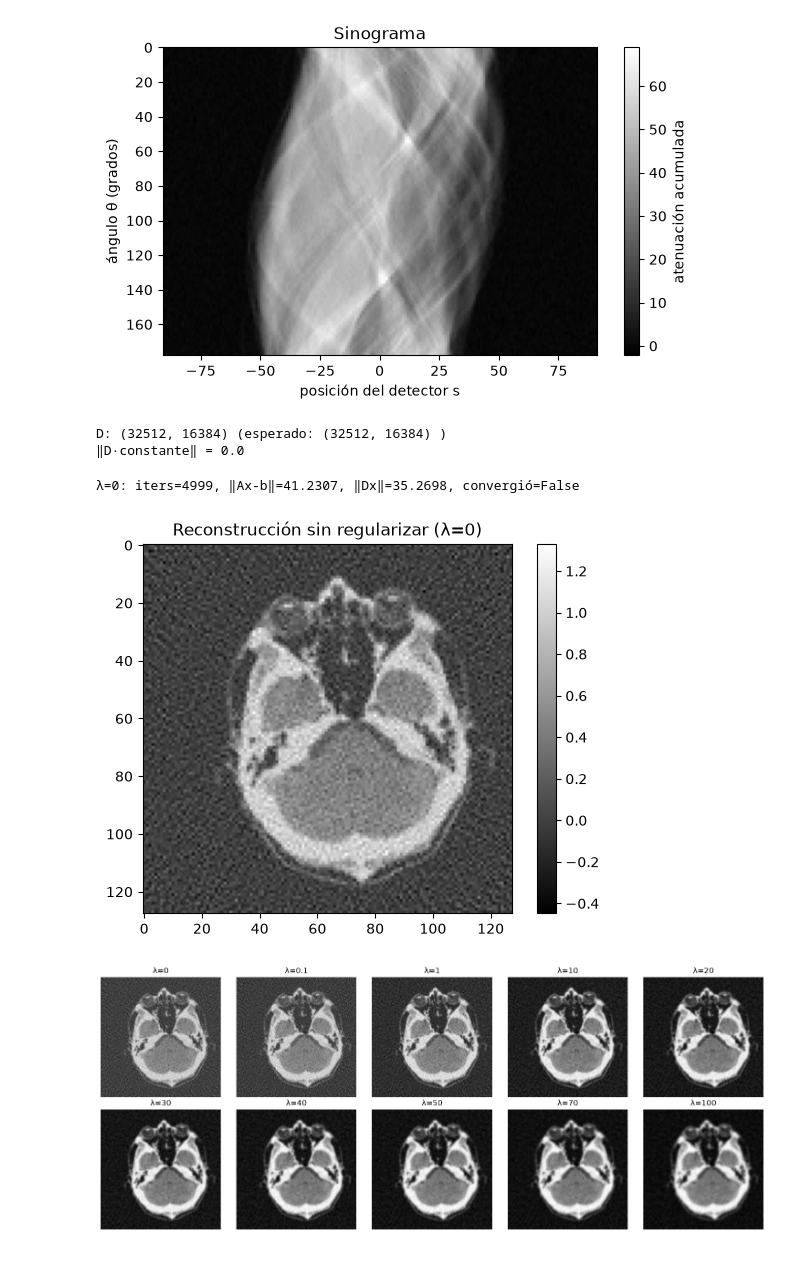
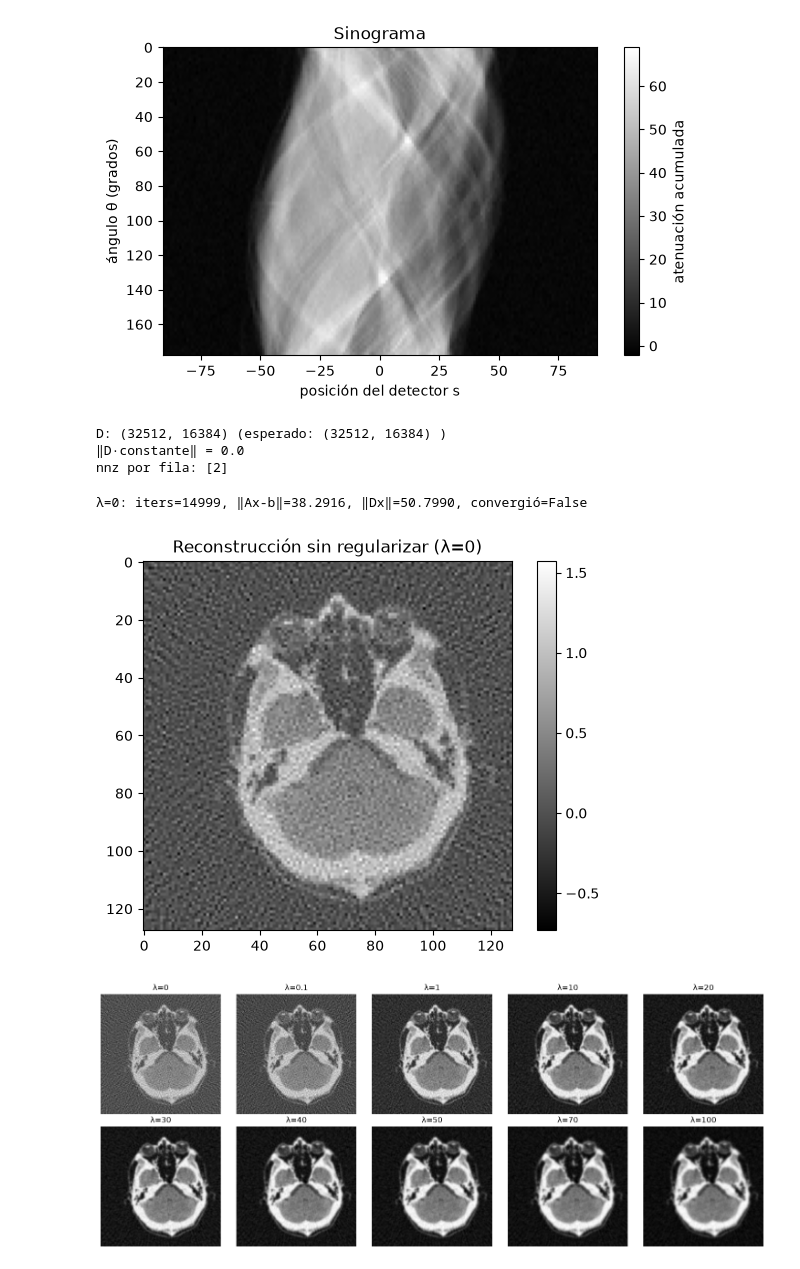
Before and after one commit to basmaxxx/metodos, a Jupyter notebook: TP1-Metodos.ipynb, the cells around one changed output. Cells and saved outputs as stored; diff of their text form; code cells hidden in the pictures.

```diff
--- a/TP1-Metodos.ipynb
+++ b/TP1-Metodos.ipynb
@@ -1064,41 +1067,43 @@ def matriz_diferencias_sparse(n):
 D = matriz_diferencias_sparse(n)
 print("D:", D.shape, "(esperado:", (2*n*(n-1), n*n), ")")
 print("‖D·constante‖ =", np.linalg.norm(D @ np.full(n*n, 0.7)))
+print("nnz por fila:", np.unique(D.getnnz(axis=1)))
 # %% [output]
 D: (32512, 16384) (esperado: (32512, 16384) )
 ‖D·constante‖ = 0.0
+nnz por fila: [2]
 # %%
-#Inciso E
+#Inciso D
 def cota_lipschitz(A, D, lam):
     """Mayor autovalor de A^T A + lam D^T D, sin armar la matriz densa."""
     op = spla.LinearOperator((A.shape[1], A.shape[1]),
         matvec=lambda v: A.T @ (A @ v) + lam * (D.T @ (D @ v)))
     return spla.eigsh(op, k=1, which='LA', return_eigenvectors=False)[0]
 
-def gd_reg(A, b, D, lam, alpha, max_iter=5000, tol=1e-6):
+def gd_reg(A, b, D, lam, alpha, max_iter=15000, tol=1e-6):
     x = np.zeros(A.shape[1])
     g0 = A.T @ (A @ x - b) + lam * (D.T @ (D @ x))
     limite = tol * np.linalg.norm(g0)
     for t in range(max_iter):
         g = A.T @ (A @ x - b) + lam * (D.T @ (D @ x))
         if np.linalg.norm(g) <= limite:
             break
         x = x - alpha * g
     r = A @ x - b
     return dict(x=x, iters=t, residuo=np.linalg.norm(r),
                 variacion=np.linalg.norm(D @ x),
                 costo=0.5*(np.linalg.norm(r)**2 + lam*np.linalg.norm(D @ x)**2),
                 convergio=np.linalg.norm(g) <= limite)
 
 L0 = cota_lipschitz(A, D, 0.0)
 res0 = gd_reg(A, b, D, 0.0, alpha=1.0/L0)
 print(f"λ=0: iters={res0['iters']}, ‖Ax-b‖={res0['residuo']:.4f}, "
       f"‖Dx‖={res0['variacion']:.4f}, convergió={res0['convergio']}")
 
 plt.imshow(res0['x'].reshape(n, n), cmap='gray')
 plt.colorbar(); plt.title('Reconstrucción sin regularizar (λ=0)')
 plt.show()
 # %% [output]
-λ=0: iters=4999, ‖Ax-b‖=41.2307, ‖Dx‖=35.2698, convergió=False
+λ=0: iters=14999, ‖Ax-b‖=38.2916, ‖Dx‖=50.7990, convergió=False
-[figure, old version]
+[figure, new version]
 # %%
```
Also changed, not shown: parts of 7 cells of this notebook.
